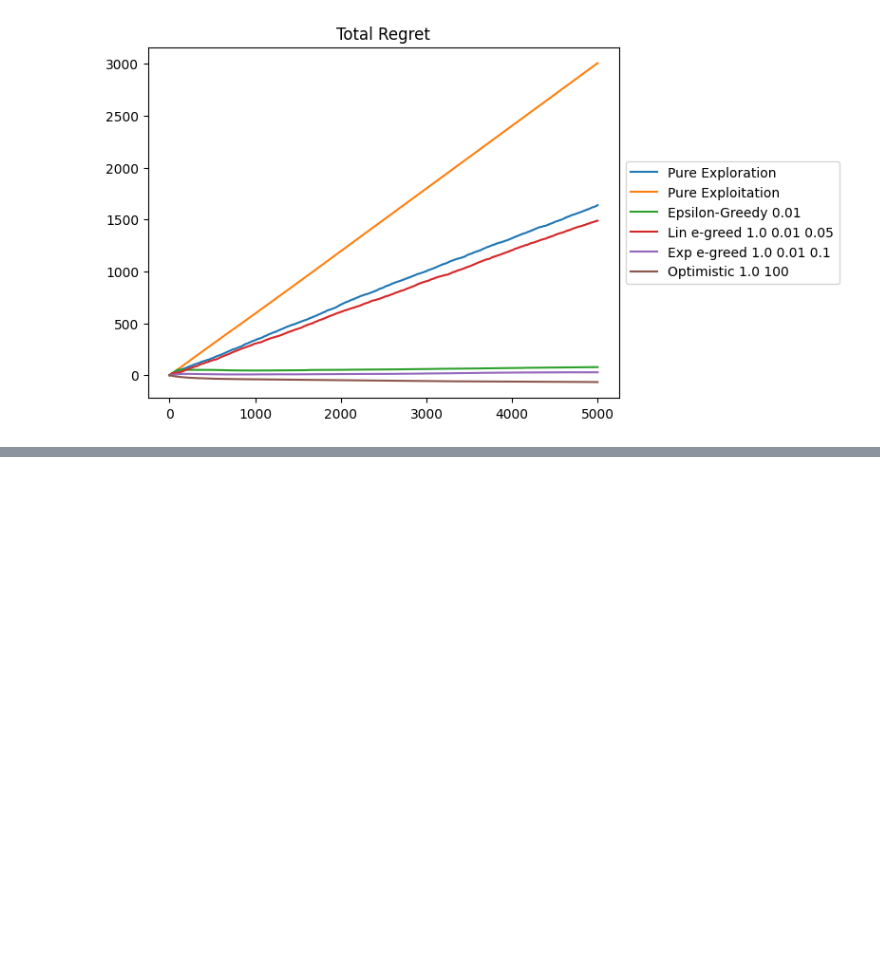
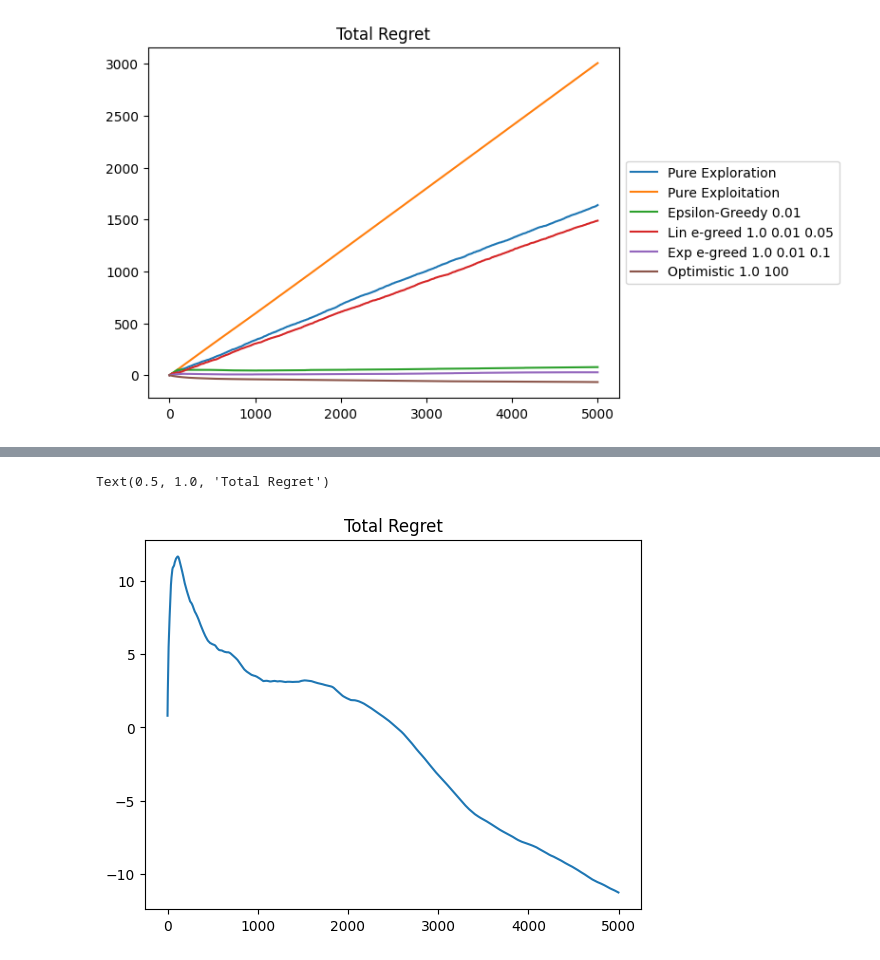
Before and after one commit to romenlaw/RL-playground, a Jupyter notebook: rl_playground.ipynb, the cells around one changed output, grey strips where cells are left out. Drawn from its saved outputs; the diff is of its cells as text; code cells hidden in the pictures; blank space fills up the shorter version.

```diff
--- a/rl_playground.ipynb
+++ b/rl_playground.ipynb
@@ -522,14 +522,17 @@ class StrategyBase:
     self.returns = np.empty(n_episodes)
     self.actions = np.empty(n_episodes)
 
-  def update(self, e, strat='explore'):
+  def update(self, e, strat='explore', action=None):
     """strat is either 'explore' or 'exploit'
     """
     self.env.reset()
     if strat=='exploit':
       action = np.argmax(self.Q)
-    else:
+    elif strat=='explore':
       action = np.random.randint(len(self.Q))
+    else: # softmax
+      assert action is not None
+      action = action
 
     _, reward, _, _ = env.step(action)
     self.N[action] += 1
@@ -833,0 +889,6 @@ Text(0.5, 1.0, 'Total Regret')
+# %%
+plt.plot(smax.total_regret())
+plt.title('Total Regret')
+# %% [output]
+Text(0.5, 1.0, 'Total Regret')
+[figure, added]
```
Also changed, not shown: parts of 3 cells of this notebook.
